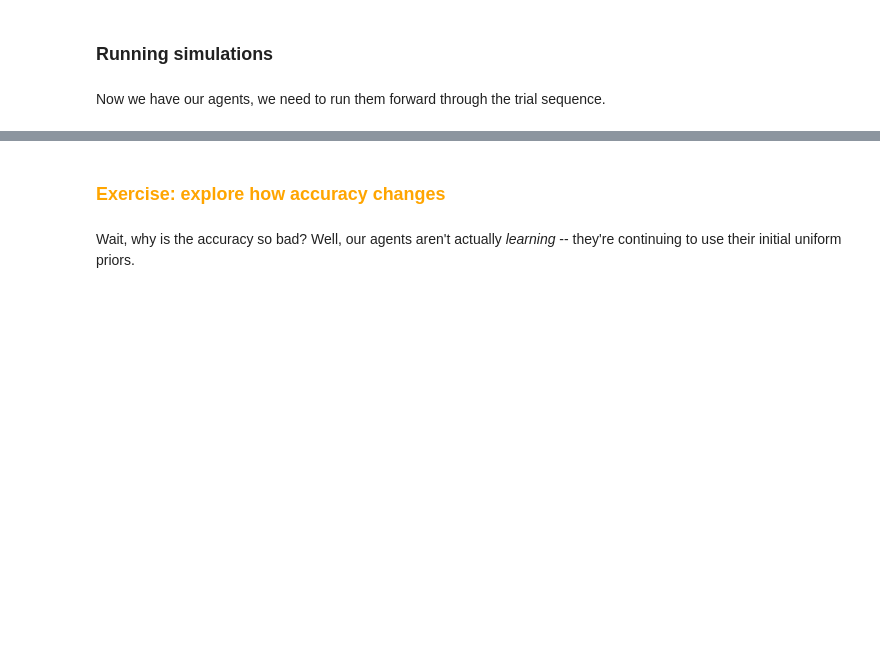
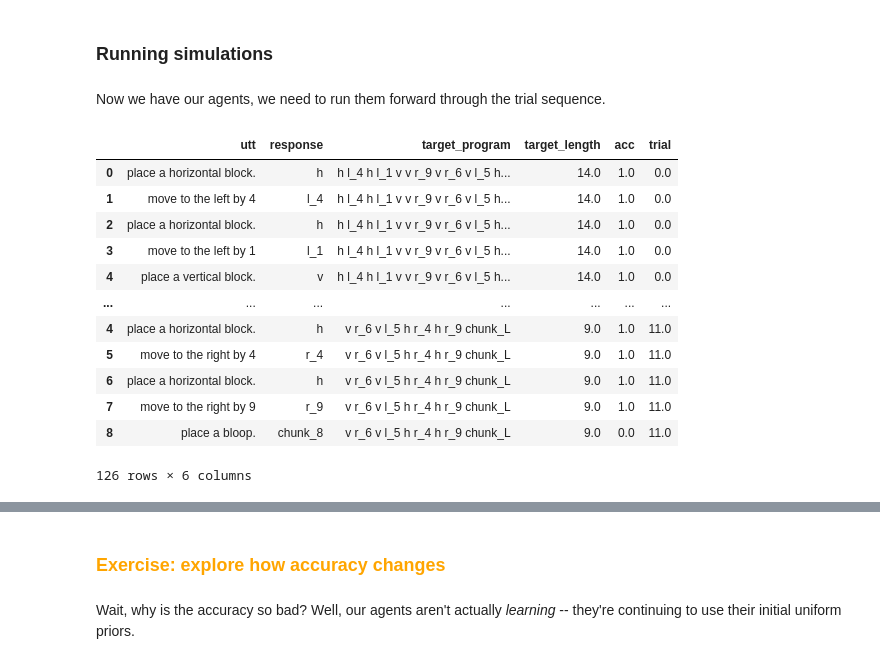
Before and after one commit to cogtoolslab/compositional-abstractions-tutorial, a Jupyter notebook: notebooks/ca_conventions.ipynb, the cells around one changed output, grey strips where cells are left out. Saved outputs shown, nothing was run; the diff lists cells and outputs as text; code cells hidden in the pictures; blank space fills up the shorter version.

```diff
--- a/notebooks/ca_conventions.ipynb
+++ b/notebooks/ca_conventions.ipynb
@@ -150,7 +192,7 @@ class FixedAgent() :
         self.possible_lexicons = set([BlockLexicon(self.actions, list(mapping))
                                       for mapping in itertools.permutations(lexemes)])
         self.beliefs = UniformDistribution(self.possible_lexicons)
-        self.utterances = set(list(self.possible_lexicons)[0].values())
+        self.utterances = list(self.possible_lexicons)[0].utterances
 
     def act(self, observation) :
         '''
@@ -158,21 +200,13 @@ class FixedAgent() :
         '''
         if self.role == 'architect' :
             # Architect is going to build up a distribution over utterances to say
-            utt_dist = EmptyDistribution()
-            for lexicon in self.beliefs.support() :
-                # They imagine what they would say under each possible lexicon
-                # and weight it by the likelihood that the builder is actually using that lexicon
-                utt_dist.update({lexicon.dsl_to_language(observation) : self.beliefs.score(lexicon)})
-            return choice(a = [*utt_dist.support()],
-                          p = [utt_dist.score(u) for u in utt_dist.support()])
+            utt_dist = self.beliefs.marginalize(lambda l : l.dsl_to_language(observation))
+            return utt_dist.sample()
 
         if self.role == 'builder' :
             # get P(a | utt) by marginalizing over lexicons
-            action_dist = EmptyDistribution()
-            for lexicon in self.beliefs.support() :
-                action_dist.update({lexicon.language_to_dsl(observation) : self.beliefs.score(lexicon)})
-            return choice(a = [*action_dist.support()],
-                          p = [action_dist.score(a) for a in action_dist.support()])
+            action_dist = self.beliefs.marginalize(lambda l : l.language_to_dsl(observation))
+            return action_dist.sample()
 # %% [markdown]
 Because our focus is on modeling abstractions learned during the task, we assume that Architect Agents and Builder Agents can unambiguously communicate about the base DSL-- moving left and right and placing individual blocks. I.e. when an Architect wants a Builder to place a block they will always say "place a horizontal block", and the Builder will correctly interpret this utterance.
 
@@ -195,37 +230,49 @@ alpha = 0.04 # weight that trades off between TODO
 # %%
 def run_simulation() :
     output = pd.DataFrame({"utt": [], "response": [], "target_program": [], "target_length" : [], "acc": []})
     for i, trial in d.iterrows() :
         architect = FixedAgent('architect', trial)
         builder = FixedAgent('builder', trial)
 
-        # architect selects which program representation to comunicate proportional to length
+        # architect randomly selects which of the program representations to comunicate
         possiblePrograms = list(trial['programs_with_length'].keys())
-        possibleLengths = np.array(list(trial['programs_with_length'].values()))
-        utilities = np.exp(-alpha * possibleLengths) / sum(np.exp(-alpha * possibleLengths))
-        target_program = choice(a = possiblePrograms, p = utilities)
+        target_program = choice(possiblePrograms)
 
         # loop through steps of target program one at a time
         utts, responses, accs = [], [], []
         for step in target_program.split(' ') :
             utt = architect.act(step)
             response = builder.act(utt)
             utts.append(utt)
             responses.append(response)
             accs.append(1.0 * (response == step))
 
         output = pd.concat([output, pd.DataFrame({
             "trial": int(i),
             "utt": utts,
             "response": responses,
             "acc": accs,
             "target_program": target_program,
             "target_length" : trial['programs_with_length'][target_program],
         })])
     return output
 
 run_0 = run_simulation()
 display(run_0)
+# %% [output]
+|  | utt | response | target_program | target_length | acc | trial |
+| 0 | place a horizontal block. | h | h l_4 h l_1 v v r_9 v r_6 v l_5 h... | 14.0 | 1.0 | 0.0 |
+| 1 | move to the left by 4 | l_4 | h l_4 h l_1 v v r_9 v r_6 v l_5 h... | 14.0 | 1.0 | 0.0 |
+| 2 | place a horizontal block. | h | h l_4 h l_1 v v r_9 v r_6 v l_5 h... | 14.0 | 1.0 | 0.0 |
+| 3 | move to the left by 1 | l_1 | h l_4 h l_1 v v r_9 v r_6 v l_5 h... | 14.0 | 1.0 | 0.0 |
+| 4 | place a vertical block. | v | h l_4 h l_1 v v r_9 v r_6 v l_5 h... | 14.0 | 1.0 | 0.0 |
+| ... | ... | ... | ... | ... | ... | ... |
+| 4 | place a horizontal block. | h | v r_6 v l_5 h r_4 h r_9 chunk_L | 9.0 | 1.0 | 11.0 |
+| 5 | move to the right by 4 | r_4 | v r_6 v l_5 h r_4 h r_9 chunk_L | 9.0 | 1.0 | 11.0 |
+| 6 | place a horizontal block. | h | v r_6 v l_5 h r_4 h r_9 chunk_L | 9.0 | 1.0 | 11.0 |
+| 7 | move to the right by 9 | r_9 | v r_6 v l_5 h r_4 h r_9 chunk_L | 9.0 | 1.0 | 11.0 |
+| 8 | place a bloop. | chunk_8 | v r_6 v l_5 h r_4 h r_9 chunk_L | 9.0 | 0.0 | 11.0 |
+126 rows × 6 columns
 # %%
 # let's inspect the first trial
 print('target program: \n', run_0.query('trial==0').loc[0,'target_program'])
```
Also changed, not shown: parts of 26 cells of this notebook, 2 other files.
